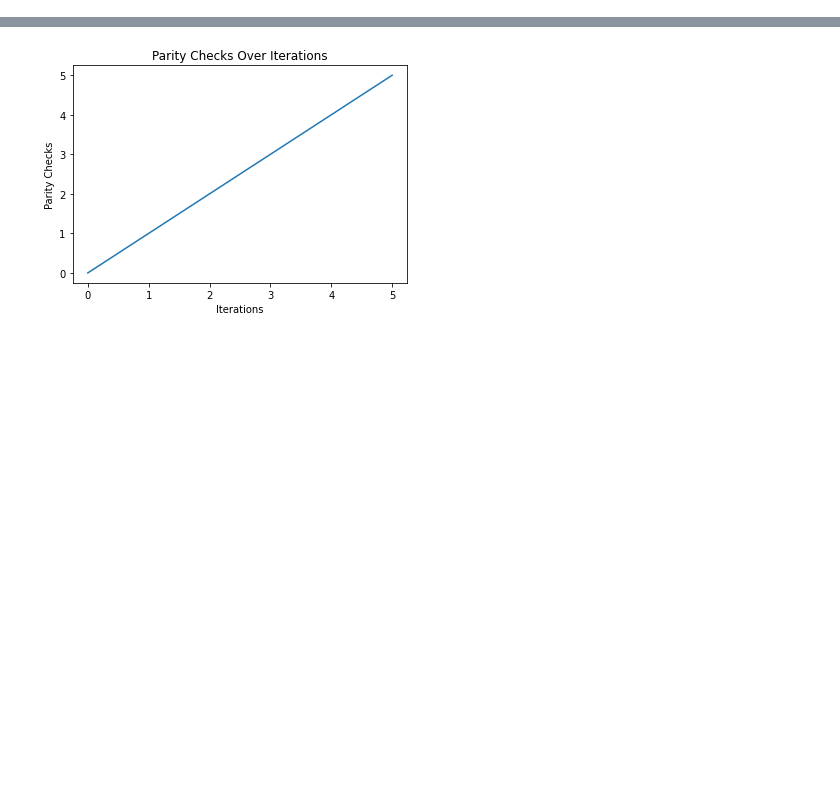
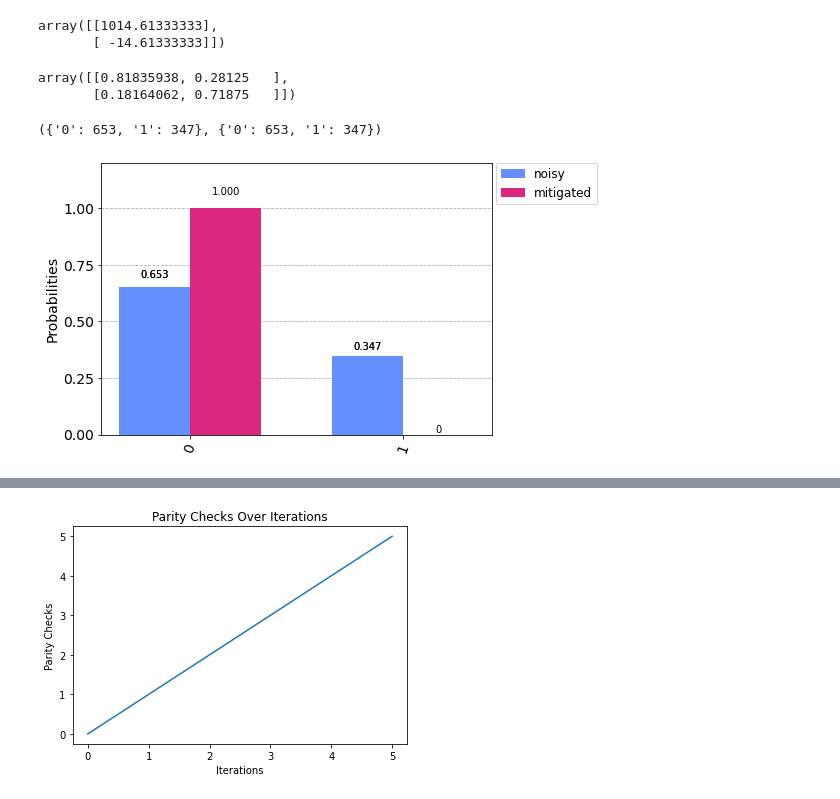
Before and after one commit to Allenator/QUACKD-Bot, a Jupyter notebook: Circuit_5_Hardware.ipynb, the cells around one changed output, grey strips where cells are left out. Drawn from its saved outputs; the diff is of its cells as text; code cells hidden in the pictures; blank space fills up the shorter version.

```diff
--- a/Circuit_5_Hardware.ipynb
+++ b/Circuit_5_Hardware.ipynb
@@ -224,0 +352,19 @@ plot_histogram([all_noisy_counts[i], all_mitigated_counts[i]], legend=['noisy',
+# %%
+np.linalg.inv(meas_fitter_spin2_5[1].cal_matrix) @ [[653], [347]]
+# %% [output]
+array([[1014.61333333],
+       [ -14.61333333]])
+# %%
+meas_fitter_spin2_5[0].cal_matrix
+# %% [output]
+array([[0.81835938, 0.28125   ],
+       [0.18164062, 0.71875   ]])
+# %%
+all_noisy_counts[11]
+# %% [output]
+({'0': 653, '1': 347}, {'0': 653, '1': 347})
+# %%
+i = 11
+plot_histogram([all_noisy_counts[i], all_mitigated_counts[i]], legend=['noisy', 'mitigated'])
+# %% [output]
+[figure, added]
```
Also changed, not shown: parts of 22 cells of this notebook, 1 other file.
